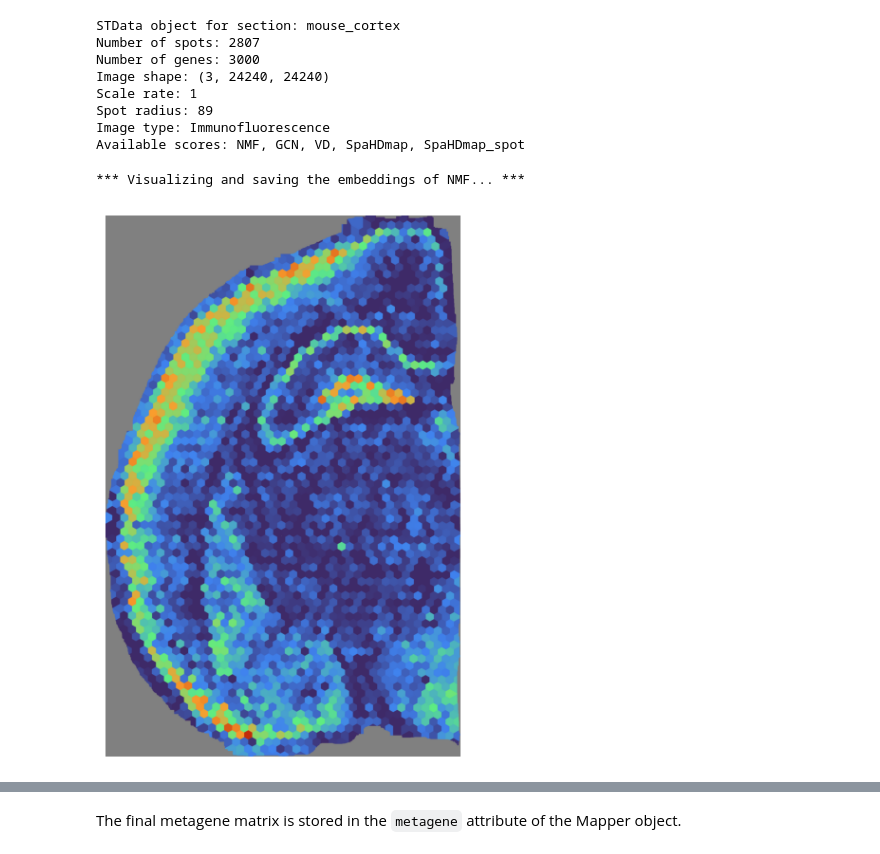
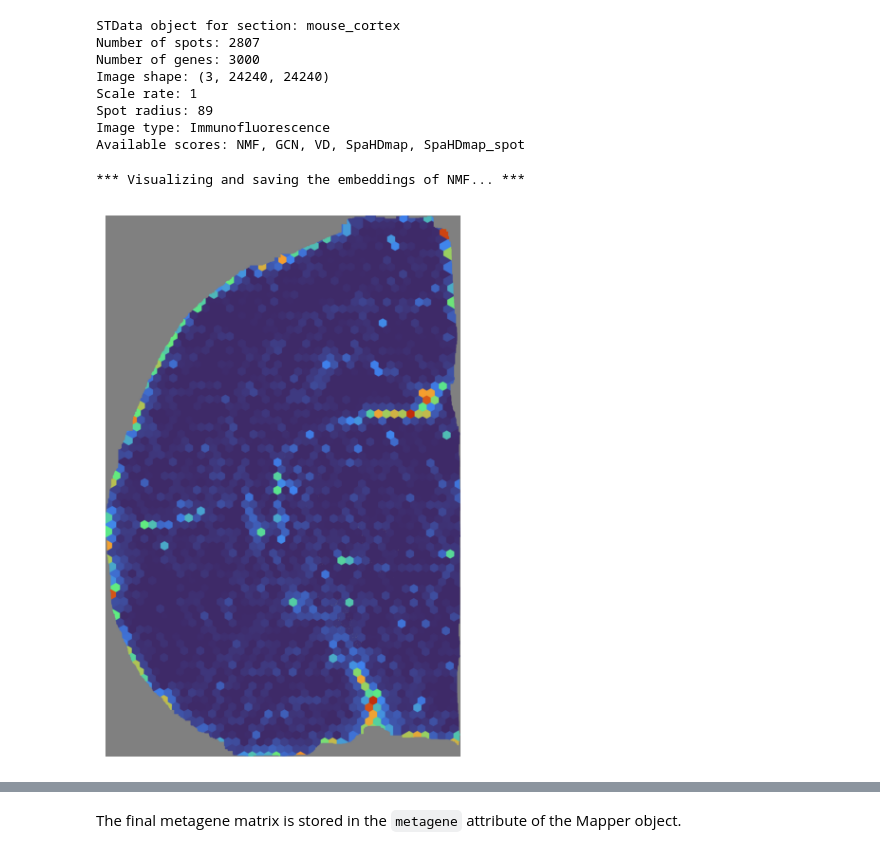
Before and after one commit to sldyns/SpaHDmap, a Jupyter notebook: docs/tutorials/IHC-image.ipynb, the cells around one changed output, grey strips where cells are left out. Saved outputs shown, nothing was run; the diff lists cells and outputs as text; code cells hidden in the pictures.

```diff
--- a/docs/tutorials/IHC-image.ipynb
+++ b/docs/tutorials/IHC-image.ipynb
@@ -105,7 +100,7 @@ You can set the parameter `repeat_times` as follow to obtain multiple results. T
 mapper = hdmap.Mapper(mouse_cortex, results_path=results_path, verbose=True)
 
 # Run SpaHDmap in one function
-mapper.run_SpaHDmap(repeat_times=10)
+mapper.run_SpaHDmap(repeat_times=5)
 # %% [output]
 *** Preparing the tissue splits and creating pseudo spots... ***
 *** Single section detected. Using its 3000 genes. ***
@@ -302,9 +212,9 @@ Image type: Immunofluorescence
 Available scores: NMF, GCN, VD, SpaHDmap, SpaHDmap_spot
 # %%
 # Visualize the NMF score
-mapper.visualize(mouse_cortex, use_score='NMF', index=0)
+mapper.visualize(mouse_cortex, use_score='NMF', index=18)
 # %% [output]
 *** Visualizing and saving the embeddings of NMF... ***
-[figure, old version]
+[figure, new version]
 # %%
 # Visualize the GCN score
```
Also changed, not shown: parts of 20 cells of this notebook, 20 other files.
